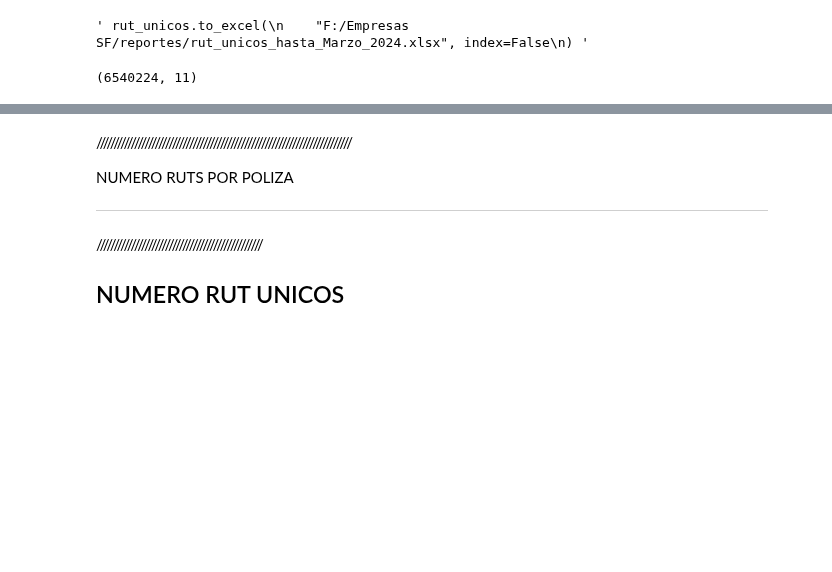
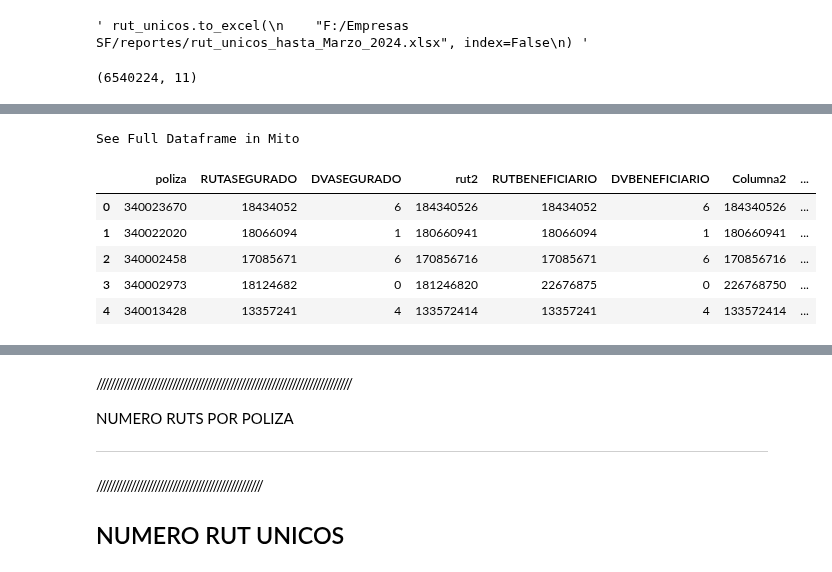
Before and after one commit to juanca-martinez/basefinal, a Jupyter notebook: modeloNuevo/MetLife_Analisis.ipynb, the cells around one changed output, grey strips where cells are left out. Saved outputs shown, nothing was run; the diff lists cells and outputs as text; code cells hidden in the pictures; blank space fills up the shorter version.

```diff
--- a/modeloNuevo/MetLife_Analisis.ipynb
+++ b/modeloNuevo/MetLife_Analisis.ipynb
@@ -420,3 +422,13 @@ derty.shape
+# %%
+derty.head()
+# %% [output]
+See Full Dataframe in Mito
+|  | poliza | RUTASEGURADO | DVASEGURADO | rut2 | RUTBENEFICIARIO | DVBENEFICIARIO | Columna2 | ... |
+| 0 | 340023670 | 18434052 | 6 | 184340526 | 18434052 | 6 | 184340526 | ... |
+| 1 | 340022020 | 18066094 | 1 | 180660941 | 18066094 | 1 | 180660941 | ... |
+| 2 | 340002458 | 17085671 | 6 | 170856716 | 17085671 | 6 | 170856716 | ... |
+| 3 | 340002973 | 18124682 | 0 | 181246820 | 22676875 | 0 | 226768750 | ... |
+| 4 | 340013428 | 13357241 | 4 | 133572414 | 13357241 | 4 | 133572414 | ... |
 # %%
 metlife_sftp = pd.DataFrame()
 metlife_sftp = derty.copy()
```
Also changed, not shown: parts of 2 cells of this notebook, 1 other file.
